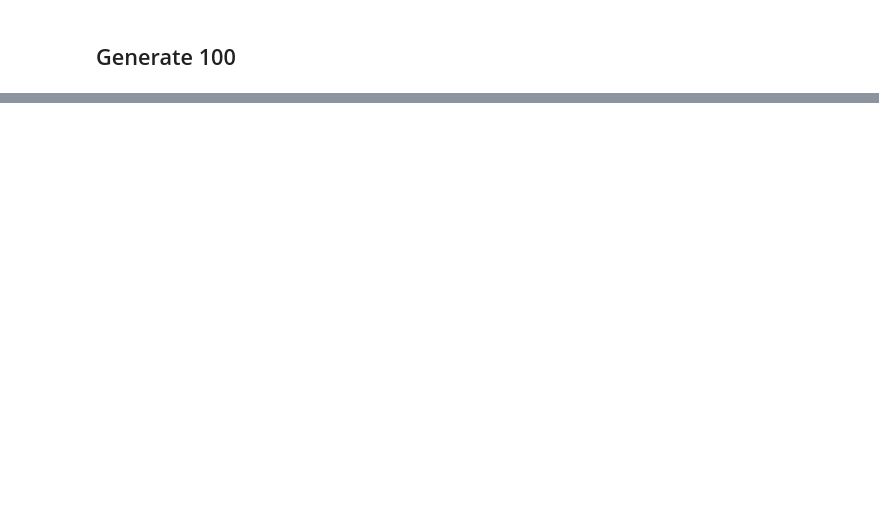
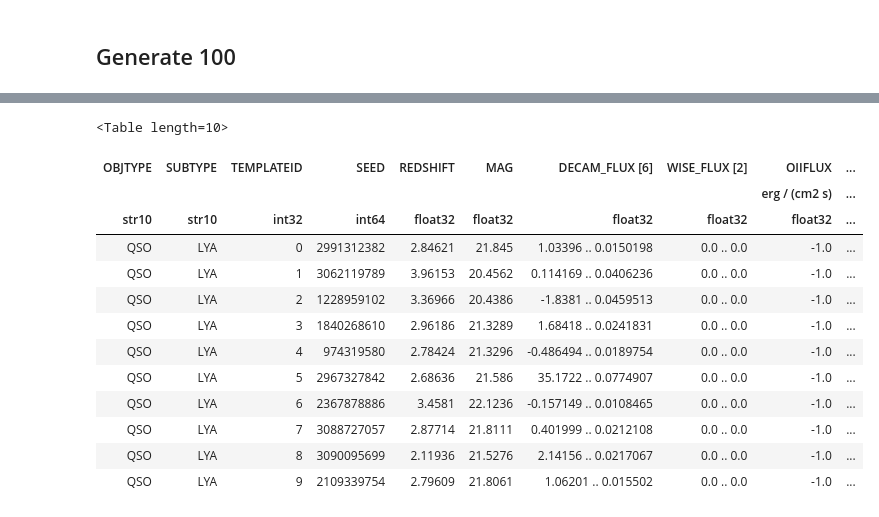
Before and after one commit to desihub/desisim, a Jupyter notebook: doc/nb/QSO_templates.ipynb, the cells around one changed output, grey strips where cells are left out. Drawn from its saved outputs; the diff is of its cells as text; code cells hidden in the pictures; blank space fills up the shorter version.

```diff
--- a/doc/nb/QSO_templates.ipynb
+++ b/doc/nb/QSO_templates.ipynb
@@ -42,0 +38,17 @@ plt.close
+# %%
+meta_forest
+# %% [output]
+<Table length=10>
+| OBJTYPE | SUBTYPE | TEMPLATEID | SEED | REDSHIFT | MAG | DECAM_FLUX [6] | WISE_FLUX [2] | OIIFLUX | ... |
+|  |  |  |  |  |  |  |  | erg / (cm2 s) | ... |
+| str10 | str10 | int32 | int64 | float32 | float32 | float32 | float32 | float32 | ... |
+| QSO | LYA | 0 | 2991312382 | 2.84621 | 21.845 | 1.03396 .. 0.0150198 | 0.0 .. 0.0 | -1.0 | ... |
+| QSO | LYA | 1 | 3062119789 | 3.96153 | 20.4562 | 0.114169 .. 0.0406236 | 0.0 .. 0.0 | -1.0 | ... |
+| QSO | LYA | 2 | 1228959102 | 3.36966 | 20.4386 | -1.8381 .. 0.0459513 | 0.0 .. 0.0 | -1.0 | ... |
+| QSO | LYA | 3 | 1840268610 | 2.96186 | 21.3289 | 1.68418 .. 0.0241831 | 0.0 .. 0.0 | -1.0 | ... |
+| QSO | LYA | 4 | 974319580 | 2.78424 | 21.3296 | -0.486494 .. 0.0189754 | 0.0 .. 0.0 | -1.0 | ... |
+| QSO | LYA | 5 | 2967327842 | 2.68636 | 21.586 | 35.1722 .. 0.0774907 | 0.0 .. 0.0 | -1.0 | ... |
+| QSO | LYA | 6 | 2367878886 | 3.4581 | 22.1236 | -0.157149 .. 0.0108465 | 0.0 .. 0.0 | -1.0 | ... |
+| QSO | LYA | 7 | 3088727057 | 2.87714 | 21.8111 | 0.401999 .. 0.0212108 | 0.0 .. 0.0 | -1.0 | ... |
+| QSO | LYA | 8 | 3090095699 | 2.11936 | 21.5276 | 2.14156 .. 0.0217067 | 0.0 .. 0.0 | -1.0 | ... |
+| QSO | LYA | 9 | 2109339754 | 2.79609 | 21.8061 | 1.06201 .. 0.015502 | 0.0 .. 0.0 | -1.0 | ... |
```
Also changed, not shown: parts of 12 cells of this notebook, 1 other file.
